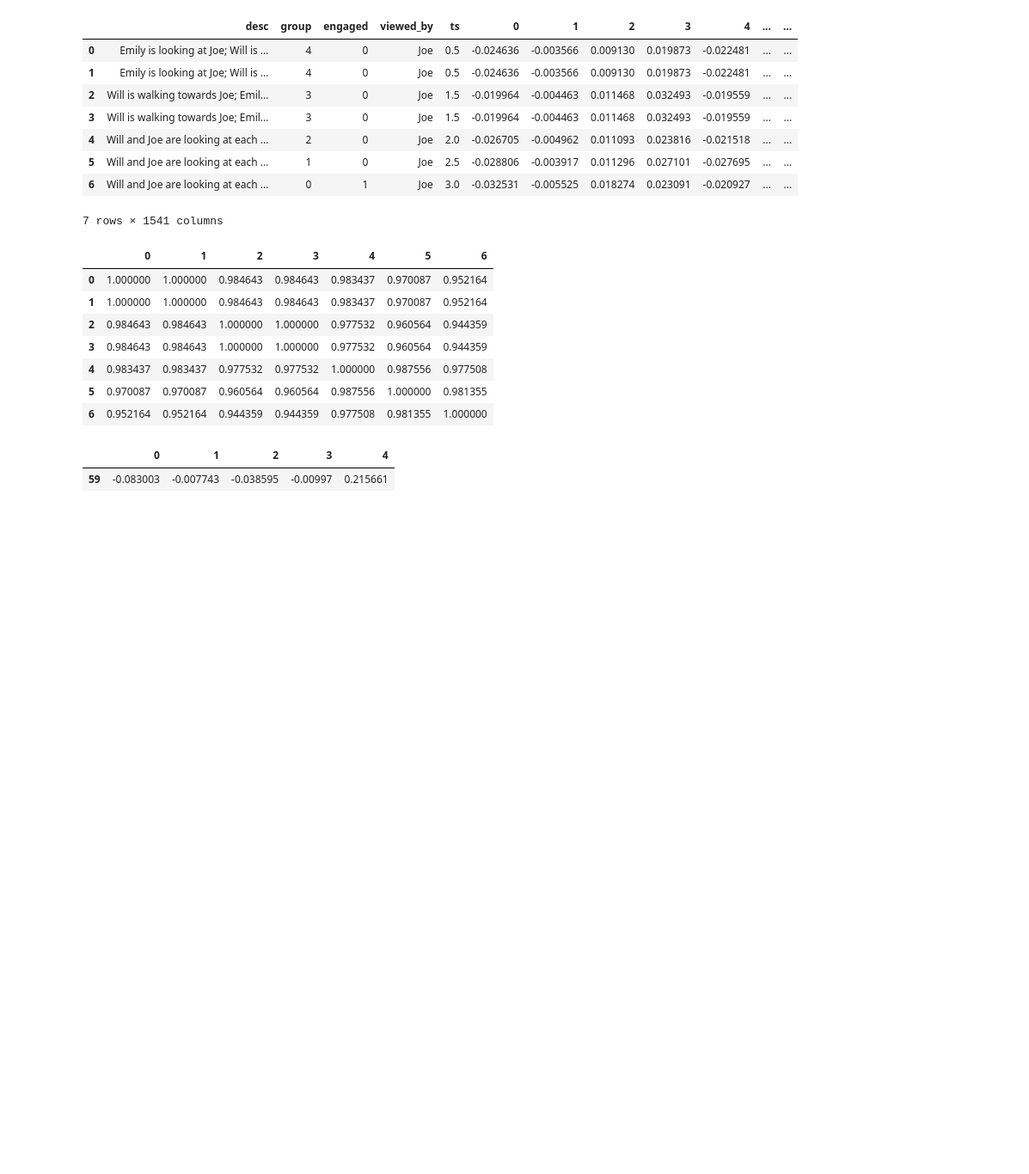
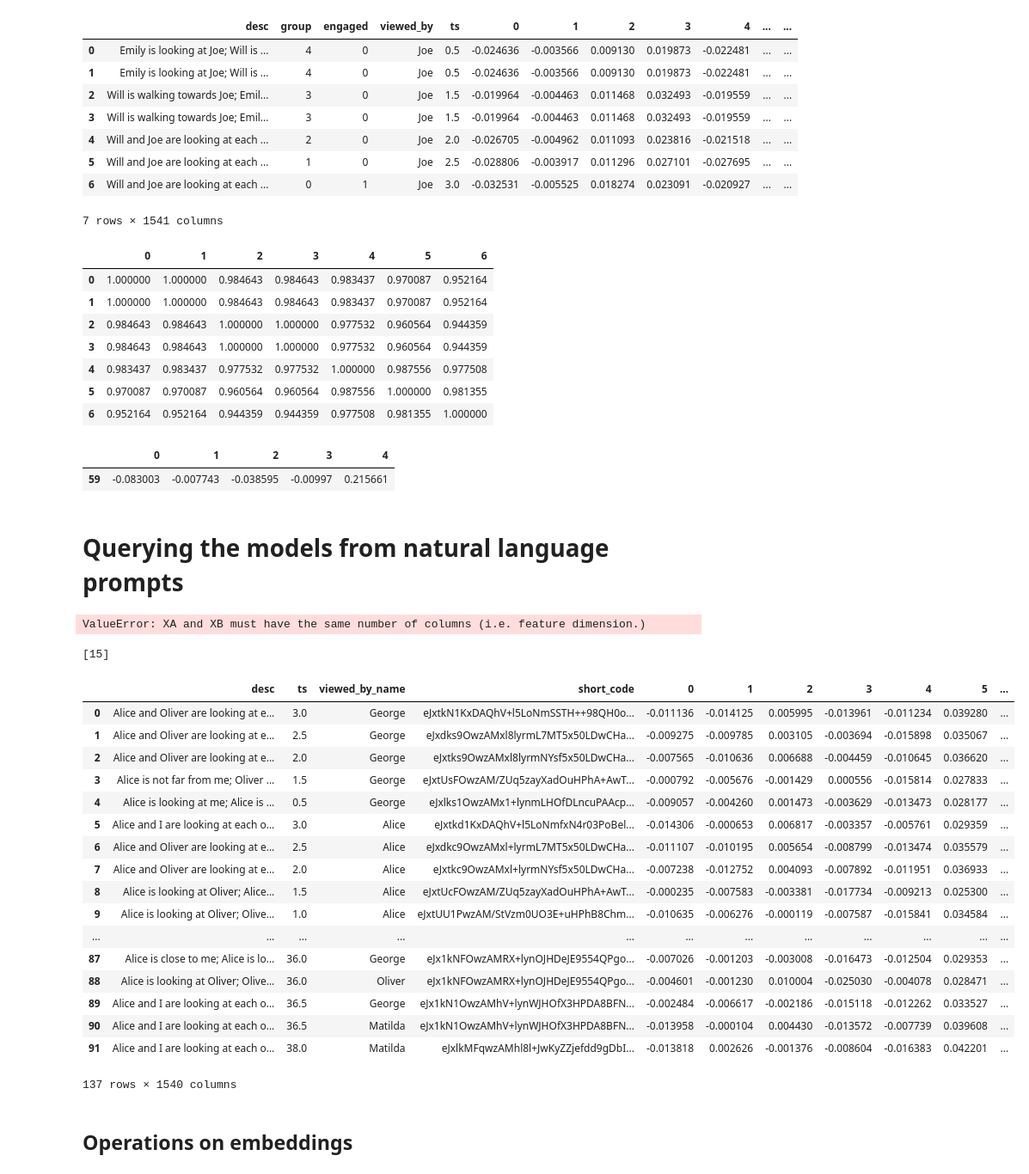
Before and after one commit to severin-lemaignan/social-situation-simulator, a Jupyter notebook: Social embeddings analysis.ipynb, the cells around one changed output. Shown at 86% size. Cells and saved outputs as stored; diff of their text form; code cells hidden in the pictures; blank space fills up the shorter version.

```diff
--- a/Social embeddings analysis.ipynb
+++ b/Social embeddings analysis.ipynb
@@ -28,7 +28,7 @@ pub2 = rospy.Publisher("/socialsituation2", String, queue_size=1)
 #idx_embedding = 5
 
 #df = pd.read_csv("situation_1-random-names-egocentric-embeddings.csv",index_col=0)
-df = pd.read_csv("situation_1-stable-names-egocentric-embeddings.csv",index_col=0)
+df = pd.read_csv("data/situation_1/embeddings-openai-stable-names-variations-egocentric.csv",index_col=0)
 #df = pd.read_csv("situation_1-random-names-allocentric-embeddings.csv",index_col=0)
 idx_embedding = 8
 
@@ -153,4 +151,0 @@ c.connect(
-# %%
-pd.set_option('display.max_rows', None)
-pd.set_option('display.max_colwidth', None) # full width, to be able to read the entire prompts
-df[["group","desc"]].sort_values(by="group")
@@ -312,3 +291,15 @@ plt.title('Confusion Matrix', fontsize=18)
+# %%
+sit2 = pd.read_csv("data/situation_lfe_1/embeddings-openai-stable-names-no-variations-egocentric.csv",index_col=0)
+
+group_descs = df.groupby("group")[["desc", "ts", "viewed_by_name", "short_code"]].apply(lambda row:row.iloc[0,:])
+group_embeddings = df.groupby("group").mean().iloc[:,2:]
+sit1_groups = pd.concat([group_descs,group_embeddings], axis=1)
+
+sit2 = sit2[sit1_groups.columns]
+# %%
+#together=pd.concat([sit1_groups, sit2]).reset_index(drop=True)
+together=sit1_groups.append(sit2)
+plot_similarity_matrix(together, embeddings_idx=4)
 # %% [markdown]
 ## Training a classifier to recognise engagement
 # %%
@@ -457,3 +446,5 @@ pca_df.loc[df['desc'] == sit1.iloc[0]["desc"]]
 # %% [output]
 |  | 0 | 1 | 2 | 3 | 4 |
 | 59 | -0.083003 | -0.007743 | -0.038595 | -0.00997 | 0.215661 |
+# %% [markdown]
+# Querying the models from natural language prompts
@@ -459,0 +454,34 @@ pca_df.loc[df['desc'] == sit1.iloc[0]["desc"]]
+# %%
+desc = "No one is close to me"
+emb = embeddings_model.embed_query(desc)
+# %% [output]
+ValueError: XA and XB must have the same number of columns (i.e. feature dimension.)
+# %%
+sit = closest_situations([emb],together, idx_embedding=4)
+print(sit)
+pub.publish(together.iloc[sit]["short_code"].values[0])
+# %% [output]
+[15]
+# %%
+together
+# %% [output]
+|  | desc | ts | viewed_by_name | short_code | 0 | 1 | 2 | 3 | 4 | 5 | ... |
+| 0 | Alice and Oliver are looking at e... | 3.0 | George | eJxtkN1KxDAQhV+l5LoNmSSTH++98QH0o... | -0.011136 | -0.014125 | 0.005995 | -0.013961 | -0.011234 | 0.039280 | ... |
+| 1 | Alice and Oliver are looking at e... | 2.5 | George | eJxdks9OwzAMxl8lyrmL7MT5x50LDwCHa... | -0.009275 | -0.009785 | 0.003105 | -0.003694 | -0.015898 | 0.035067 | ... |
+| 2 | Alice and Oliver are looking at e... | 2.0 | George | eJxtks9OwzAMxl8lyrmNYsf5x50LDwCHa... | -0.007565 | -0.010636 | 0.006688 | -0.004459 | -0.010645 | 0.036620 | ... |
+| 3 | Alice is not far from me; Oliver ... | 1.5 | George | eJxtUsFOwzAM/ZUq5zayXadOuHPhA+AwT... | -0.000792 | -0.005676 | -0.001429 | 0.000556 | -0.015814 | 0.027833 | ... |
+| 4 | Alice is looking at me; Alice is ... | 0.5 | George | eJxlks1OwzAMx1+lynmLHOfDLncuPAAcp... | -0.009057 | -0.004260 | 0.001473 | -0.003629 | -0.013473 | 0.028177 | ... |
+| 5 | Alice and I are looking at each o... | 3.0 | Alice | eJxtkd1KxDAQhV+l5LoNmfxN4r03PoBel... | -0.014306 | -0.000653 | 0.006817 | -0.003357 | -0.005761 | 0.029359 | ... |
+| 6 | Alice and Oliver are looking at e... | 2.5 | Alice | eJxdkc9OwzAMxl+lyrmL7MT5x50LDwCHa... | -0.011107 | -0.010195 | 0.005654 | -0.008799 | -0.013474 | 0.035579 | ... |
+| 7 | Alice and Oliver are looking at e... | 2.0 | Alice | eJxtkc9OwzAMxl+lyrmNYsf5x50LDwCHa... | -0.007238 | -0.012752 | 0.004093 | -0.007892 | -0.011951 | 0.036933 | ... |
+| 8 | Alice is looking at Oliver; Alice... | 1.5 | Alice | eJxtUcFOwzAM/ZUq5zayXadOuHPhA+AwT... | -0.000235 | -0.007583 | -0.003381 | -0.017734 | -0.009213 | 0.025300 | ... |
+| 9 | Alice is looking at Oliver; Olive... | 1.0 | Alice | eJxtUU1PwzAM/StVzm0UO3E+uHPhB8Chm... | -0.010635 | -0.006276 | -0.000119 | -0.007587 | -0.015841 | 0.034584 | ... |
+| ... | ... | ... | ... | ... | ... | ... | ... | ... | ... | ... | ... |
+| 87 | Alice is close to me; Alice is lo... | 36.0 | George | eJx1kNFOwzAMRX+lynOJHDeJE9554QPgo... | -0.007026 | -0.001203 | -0.003008 | -0.016473 | -0.012504 | 0.029353 | ... |
+| 88 | Alice is looking at Oliver; Olive... | 36.0 | Oliver | eJx1kNFOwzAMRX+lynOJHDeJE9554QPgo... | -0.004601 | -0.001230 | 0.010004 | -0.025030 | -0.004078 | 0.028471 | ... |
+| 89 | Alice and I are looking at each o... | 36.5 | George | eJx1kN1OwzAMhV+lynWJHOfX3HPDA8BFN... | -0.002484 | -0.006617 | -0.002186 | -0.015118 | -0.012262 | 0.033527 | ... |
+| 90 | Alice and I are looking at each o... | 36.5 | Matilda | eJx1kN1OwzAMhV+lynWJHOfX3HPDA8BFN... | -0.013958 | -0.000104 | 0.004430 | -0.013572 | -0.007739 | 0.039608 | ... |
+| 91 | Alice and I are looking at each o... | 38.0 | Matilda | eJxlkMFqwzAMhl8l+JwKyZZjefdd9gDbI... | -0.013818 | 0.002626 | -0.001376 | -0.008604 | -0.016383 | 0.042201 | ... |
+137 rows × 1540 columns
+# %% [markdown]
+## Operations on embeddings
```
Also changed, not shown: parts of 23 cells of this notebook.
